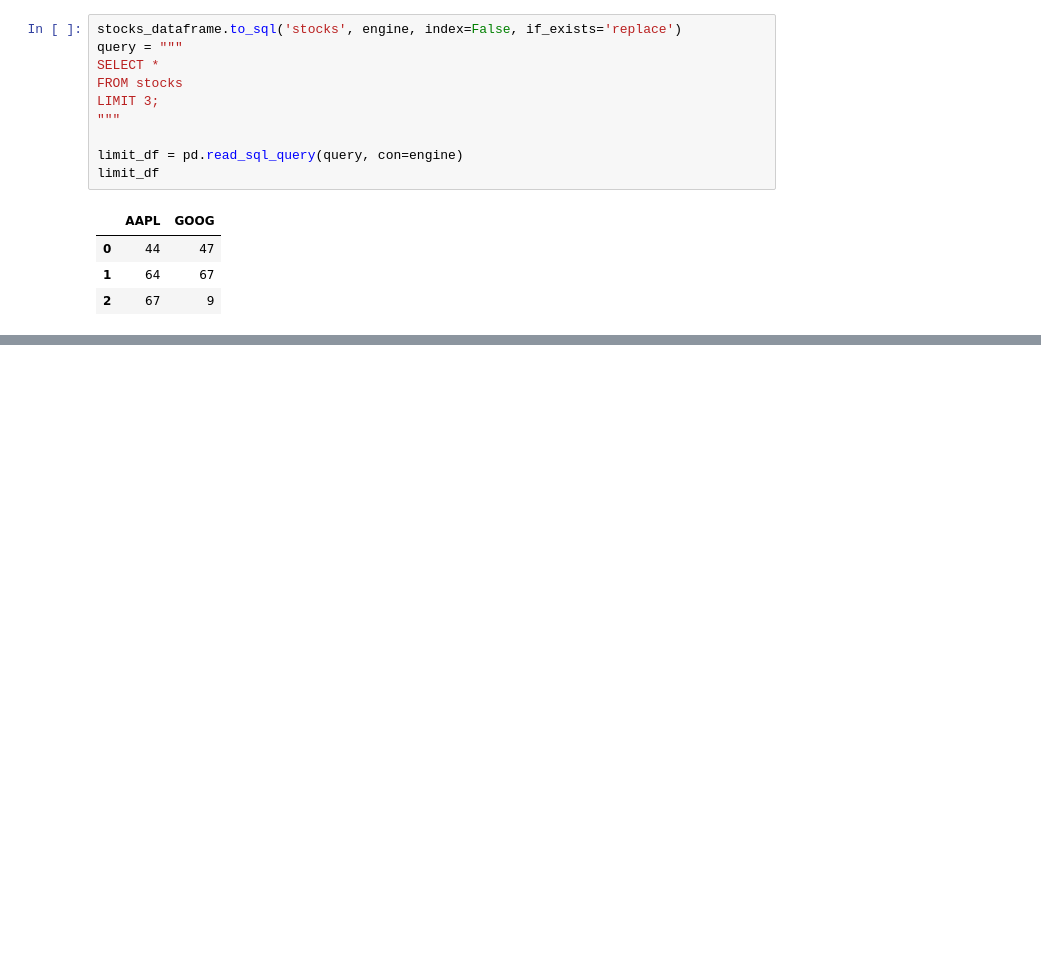
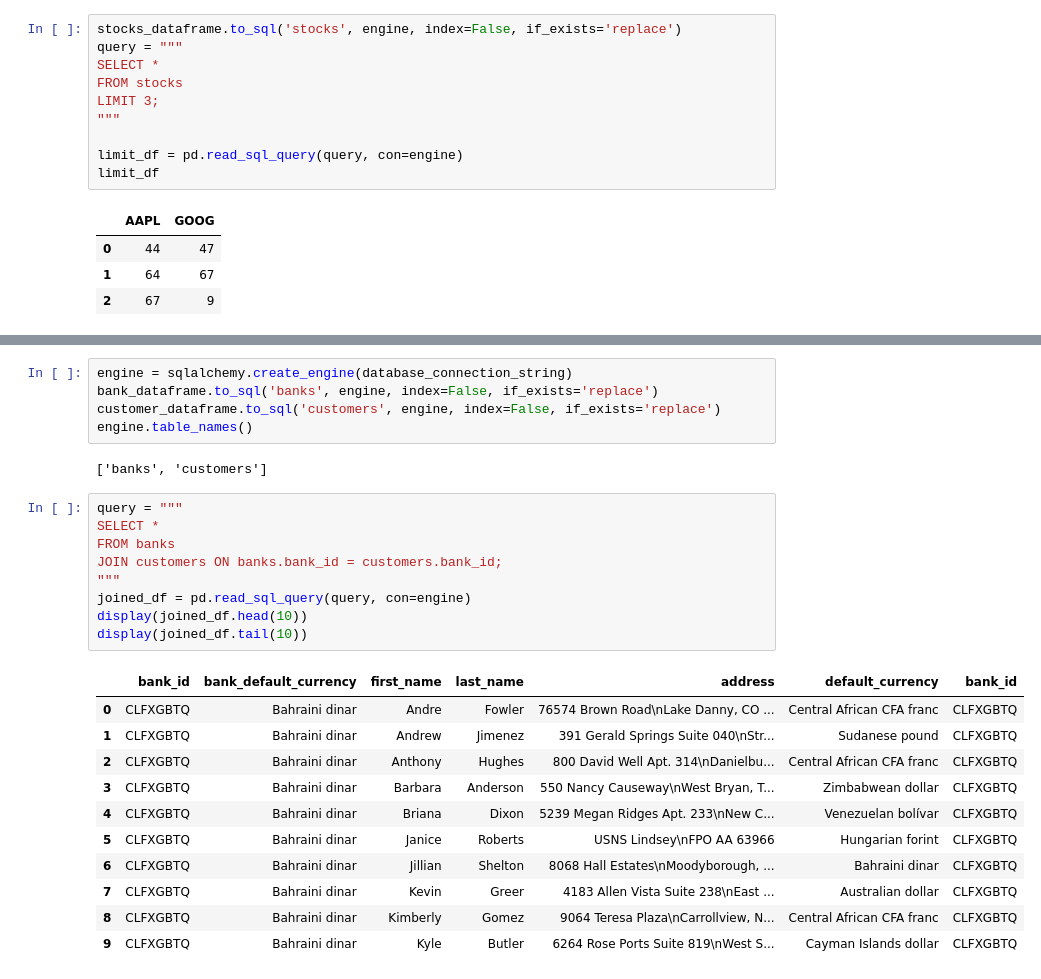
Before and after one commit to carlosmpr/fintech, a Jupyter notebook: module7/sql.ipynb, the cells around one changed output, grey strips where cells are left out. Saved outputs shown, nothing was run; the diff lists cells and outputs as text; blank space fills up the shorter version.

Commit message:
Module 7 Join Informations

```diff
--- a/module7/sql.ipynb
+++ b/module7/sql.ipynb
@@ -369,0 +472,28 @@ where_limit_df
+# %%
+engine = sqlalchemy.create_engine(database_connection_string)
+bank_dataframe.to_sql('banks', engine, index=False, if_exists='replace')
+customer_dataframe.to_sql('customers', engine, index=False, if_exists='replace')
+engine.table_names()
+# %% [output]
+['banks', 'customers']
+# %%
+query = """
+SELECT *
+FROM banks
+JOIN customers ON banks.bank_id = customers.bank_id;
+"""
+joined_df = pd.read_sql_query(query, con=engine)
+display(joined_df.head(10))
+display(joined_df.tail(10))
+# %% [output]
+|  | bank_id | bank_default_currency | first_name | last_name | address | default_currency | bank_id |
+| 0 | CLFXGBTQ | Bahraini dinar | Andre | Fowler | 76574 Brown Road\nLake Danny, CO ... | Central African CFA franc | CLFXGBTQ |
+| 1 | CLFXGBTQ | Bahraini dinar | Andrew | Jimenez | 391 Gerald Springs Suite 040\nStr... | Sudanese pound | CLFXGBTQ |
+| 2 | CLFXGBTQ | Bahraini dinar | Anthony | Hughes | 800 David Well Apt. 314\nDanielbu... | Central African CFA franc | CLFXGBTQ |
+| 3 | CLFXGBTQ | Bahraini dinar | Barbara | Anderson | 550 Nancy Causeway\nWest Bryan, T... | Zimbabwean dollar | CLFXGBTQ |
+| 4 | CLFXGBTQ | Bahraini dinar | Briana | Dixon | 5239 Megan Ridges Apt. 233\nNew C... | Venezuelan bolívar | CLFXGBTQ |
+| 5 | CLFXGBTQ | Bahraini dinar | Janice | Roberts | USNS Lindsey\nFPO AA 63966 | Hungarian forint | CLFXGBTQ |
+| 6 | CLFXGBTQ | Bahraini dinar | Jillian | Shelton | 8068 Hall Estates\nMoodyborough, ... | Bahraini dinar | CLFXGBTQ |
+| 7 | CLFXGBTQ | Bahraini dinar | Kevin | Greer | 4183 Allen Vista Suite 238\nEast ... | Australian dollar | CLFXGBTQ |
+| 8 | CLFXGBTQ | Bahraini dinar | Kimberly | Gomez | 9064 Teresa Plaza\nCarrollview, N... | Central African CFA franc | CLFXGBTQ |
+| 9 | CLFXGBTQ | Bahraini dinar | Kyle | Butler | 6264 Rose Ports Suite 819\nWest S... | Cayman Islands dollar | CLFXGBTQ |
```
Also changed, not shown: parts of 22 cells of this notebook, 2 other files.
